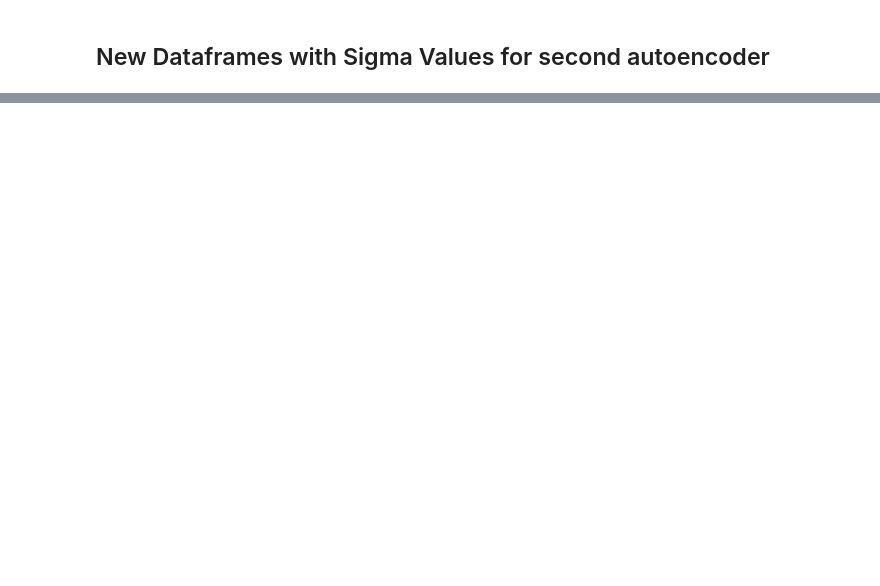
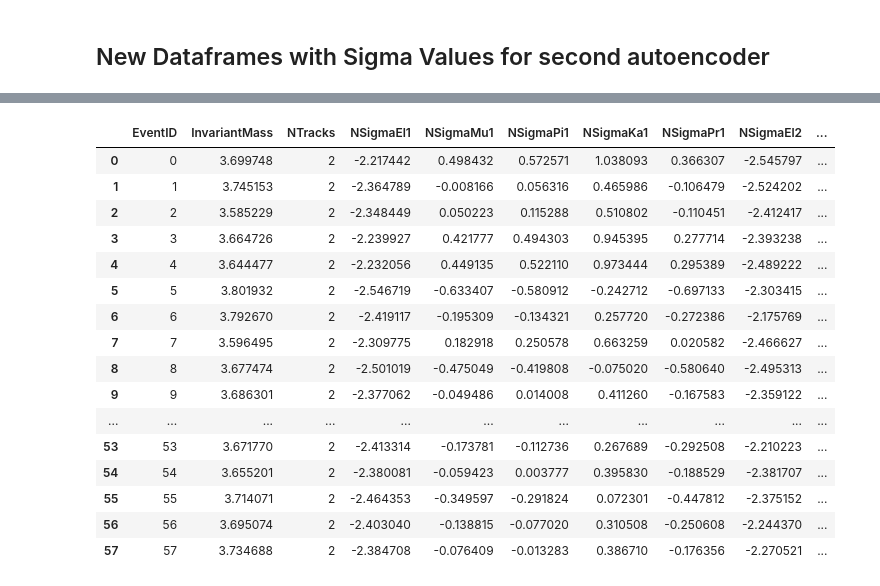
Before and after one commit to siragoni/ML-autoencoder-2, a Jupyter notebook: Clean.ipynb, the cells around one changed output, grey strips where cells are left out. Drawn from its saved outputs; the diff is of its cells as text; code cells hidden in the pictures; blank space fills up the shorter version.

```diff
--- a/Clean.ipynb
+++ b/Clean.ipynb
@@ -4241,0 +4469,20 @@ df_psi2spimu_mass_gen3.to_pickle("df_psi2s_muons_pions_gen3.pkl")
+# %%
+new_df_psi2smu
+# %% [output]
+|  | EventID | InvariantMass | NTracks | NSigmaEl1 | NSigmaMu1 | NSigmaPi1 | NSigmaKa1 | NSigmaPr1 | NSigmaEl2 | ... |
+| 0 | 0 | 3.699748 | 2 | -2.217442 | 0.498432 | 0.572571 | 1.038093 | 0.366307 | -2.545797 | ... |
+| 1 | 1 | 3.745153 | 2 | -2.364789 | -0.008166 | 0.056316 | 0.465986 | -0.106479 | -2.524202 | ... |
+| 2 | 2 | 3.585229 | 2 | -2.348449 | 0.050223 | 0.115288 | 0.510802 | -0.110451 | -2.412417 | ... |
+| 3 | 3 | 3.664726 | 2 | -2.239927 | 0.421777 | 0.494303 | 0.945395 | 0.277714 | -2.393238 | ... |
+| 4 | 4 | 3.644477 | 2 | -2.232056 | 0.449135 | 0.522110 | 0.973444 | 0.295389 | -2.489222 | ... |
+| 5 | 5 | 3.801932 | 2 | -2.546719 | -0.633407 | -0.580912 | -0.242712 | -0.697133 | -2.303415 | ... |
+| 6 | 6 | 3.792670 | 2 | -2.419117 | -0.195309 | -0.134321 | 0.257720 | -0.272386 | -2.175769 | ... |
+| 7 | 7 | 3.596495 | 2 | -2.309775 | 0.182918 | 0.250578 | 0.663259 | 0.020582 | -2.466627 | ... |
+| 8 | 8 | 3.677474 | 2 | -2.501019 | -0.475049 | -0.419808 | -0.075020 | -0.580640 | -2.495313 | ... |
+| 9 | 9 | 3.686301 | 2 | -2.377062 | -0.049486 | 0.014008 | 0.411260 | -0.167583 | -2.359122 | ... |
+| ... | ... | ... | ... | ... | ... | ... | ... | ... | ... | ... |
+| 53 | 53 | 3.671770 | 2 | -2.413314 | -0.173781 | -0.112736 | 0.267689 | -0.292508 | -2.210223 | ... |
+| 54 | 54 | 3.655201 | 2 | -2.380081 | -0.059423 | 0.003777 | 0.395830 | -0.188529 | -2.381707 | ... |
+| 55 | 55 | 3.714071 | 2 | -2.464353 | -0.349597 | -0.291824 | 0.072301 | -0.447812 | -2.375152 | ... |
+| 56 | 56 | 3.695074 | 2 | -2.403040 | -0.138815 | -0.077020 | 0.310508 | -0.250608 | -2.244370 | ... |
+| 57 | 57 | 3.734688 | 2 | -2.384708 | -0.076409 | -0.013283 | 0.386710 | -0.176356 | -2.270521 | ... |
```
Also changed, not shown: parts of 104 cells of this notebook, 1 other file.
